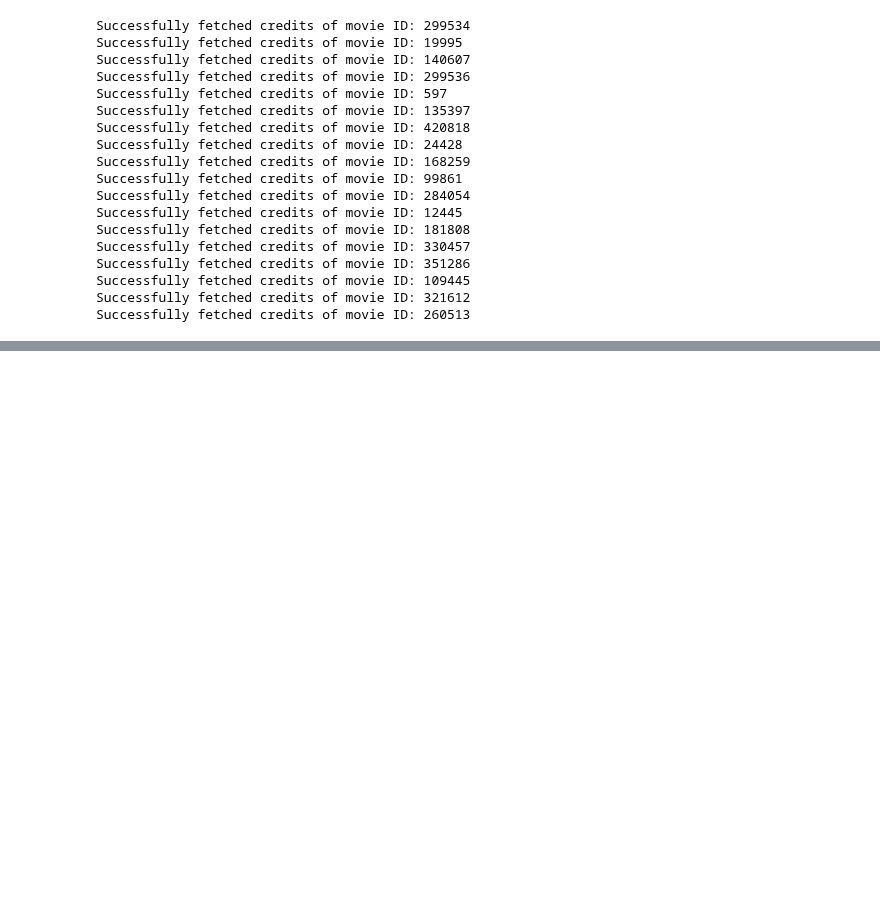
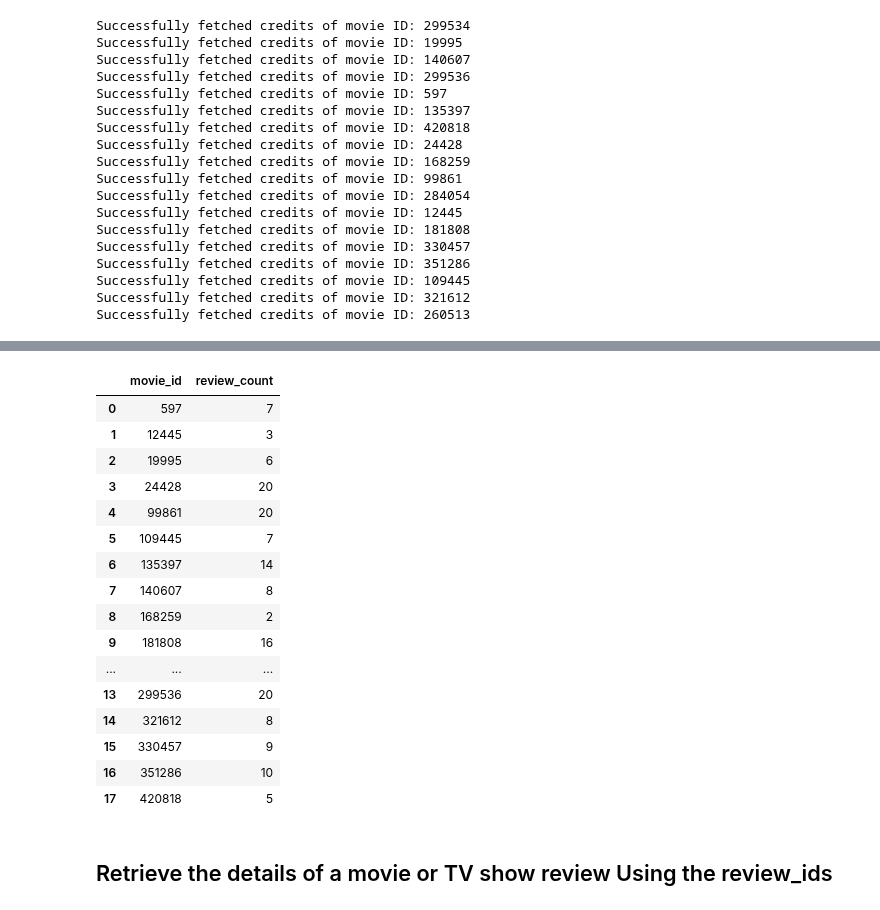
Before and after one commit to jefferyjapheth/data_engineering_project, a Jupyter notebook: src/data_ingestion.ipynb, the cells around one changed output, grey strips where cells are left out. Cells and saved outputs as stored; diff of their text form; code cells hidden in the pictures; blank space fills up the shorter version.

```diff
--- a/src/data_ingestion.ipynb
+++ b/src/data_ingestion.ipynb
@@ -117,0 +223,26 @@ Successfully fetched credits of movie ID: 260513
+# %%
+# Group the DataFrame by 'movie_id' and count the number of reviews for each 'movie_id'
+review_counts = reviews_df.groupby('movie_id').size().reset_index(name='review_count')
+
+# Display the resulting DataFrame
+review_counts
+# %% [output]
+|  | movie_id | review_count |
+| 0 | 597 | 7 |
+| 1 | 12445 | 3 |
+| 2 | 19995 | 6 |
+| 3 | 24428 | 20 |
+| 4 | 99861 | 20 |
+| 5 | 109445 | 7 |
+| 6 | 135397 | 14 |
+| 7 | 140607 | 8 |
+| 8 | 168259 | 2 |
+| 9 | 181808 | 16 |
+| ... | ... | ... |
+| 13 | 299536 | 20 |
+| 14 | 321612 | 8 |
+| 15 | 330457 | 9 |
+| 16 | 351286 | 10 |
+| 17 | 420818 | 5 |
+# %% [markdown]
+## Retrieve the details of a movie or TV show review Using the review_ids
```
Also changed, not shown: parts of 15 cells of this notebook, 10 other files.
